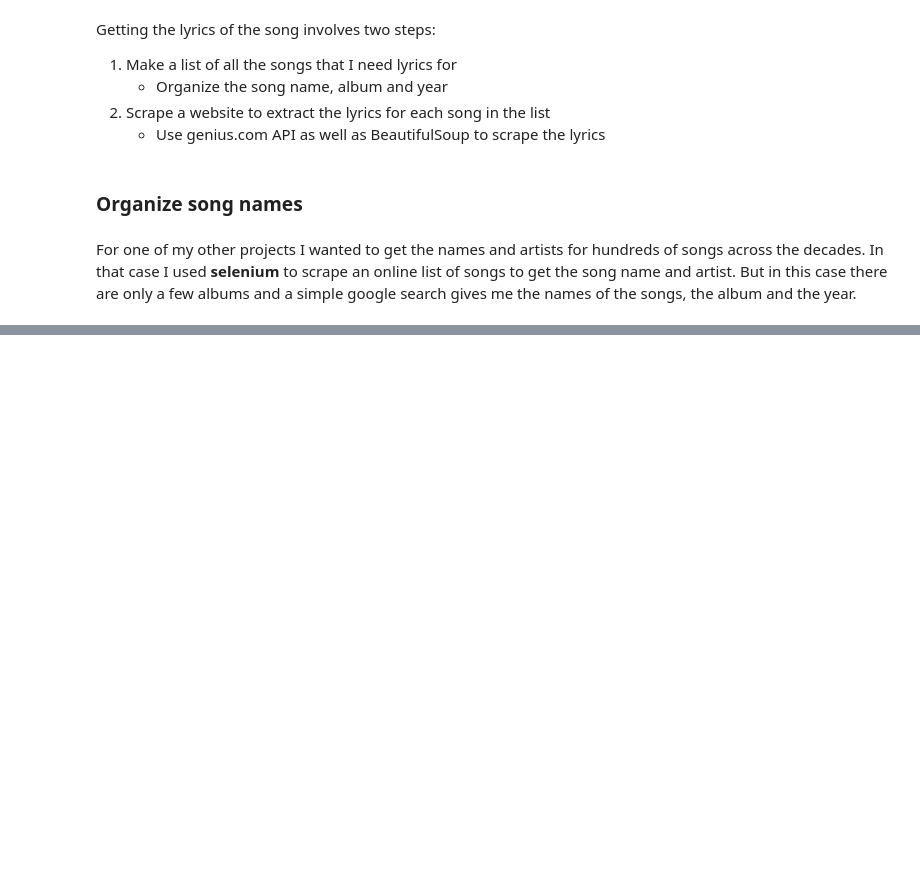
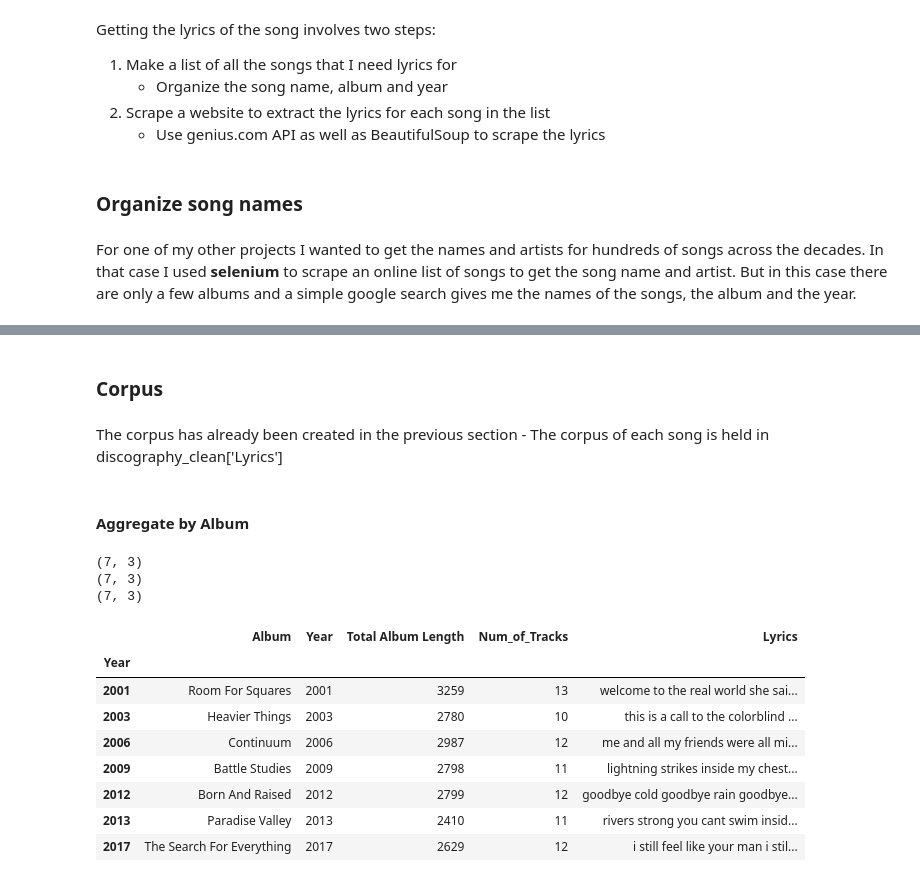
Before and after one commit to numalj/John-Mayer-Lyrics-Analysis, a Jupyter notebook: John-Mayer-Lyrics-Analysis.ipynb, the cells around one changed output, grey strips where cells are left out. Drawn from its saved outputs; the diff is of its cells as text; code cells hidden in the pictures; blank space fills up the shorter version.

```diff
--- a/John-Mayer-Lyrics-Analysis.ipynb
+++ b/John-Mayer-Lyrics-Analysis.ipynb
@@ -59,0 +337,4 @@ import pandas as pd
+# %% [markdown]
+### Corpus
+# %% [markdown]
+The corpus has already been created in the previous section - The corpus of each song is held in discography_clean['Lyrics']
@@ -59,0 +345,38 @@ import pandas as pd
+# %% [markdown]
+#### Aggregate by Album
+# %%
+#Inner join to get the resulting corpus
+
+tmp_df = discography_clean.groupby(['Album','Year'])['Track Length'].sum().reset_index()
+print(tmp_df.shape)
+
+tmp_df2 = discography_clean.groupby(['Album','Year'])['Track #'].count().reset_index()
+print(tmp_df2.shape)
+
+# Merge the two tables
+album_df = tmp_df.merge(tmp_df2, on=['Album', 'Year'], how='inner')
+
+tmp_df3 = discography_clean.groupby(['Album','Year'])['Lyrics'].agg(lambda x: ' '.join(x)).reset_index()
+print(tmp_df3.shape)
+
+album_df = album_df.merge(tmp_df3, on=['Album', 'Year'], how='inner').sort_values(by='Year')
+
+# Rename
+album_df = album_df.rename(columns={"Track Length": "Total Album Length", "Track #": "Num_of_Tracks"})
+
+# Change index
+album_df.set_index("Year", inplace = True, append = False, drop = False)
+album_df
+# %% [output]
+(7, 3)
+(7, 3)
+(7, 3)
+|  | Album | Year | Total Album Length | Num_of_Tracks | Lyrics |
+| Year |  |  |  |  |  |
+| 2001 | Room For Squares | 2001 | 3259 | 13 | welcome to the real world she sai... |
+| 2003 | Heavier Things | 2003 | 2780 | 10 | this is a call to the colorblind ... |
+| 2006 | Continuum | 2006 | 2987 | 12 | me and all my friends were all mi... |
+| 2009 | Battle Studies | 2009 | 2798 | 11 | lightning strikes inside my chest... |
+| 2012 | Born And Raised | 2012 | 2799 | 12 | goodbye cold goodbye rain goodbye... |
+| 2013 | Paradise Valley | 2013 | 2410 | 11 | rivers strong you cant swim insid... |
+| 2017 | The Search For Everything | 2017 | 2629 | 12 | i still feel like your man i stil... |
```
Also changed, not shown: parts of 33 cells of this notebook.
